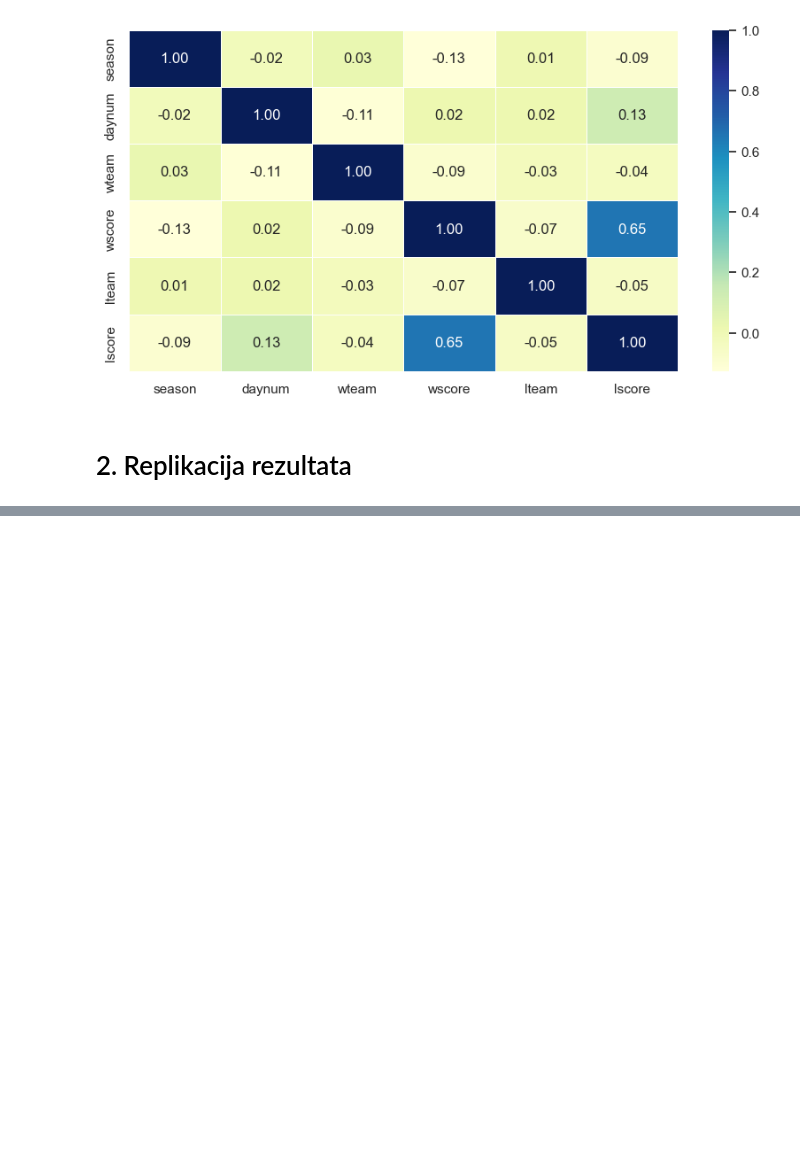
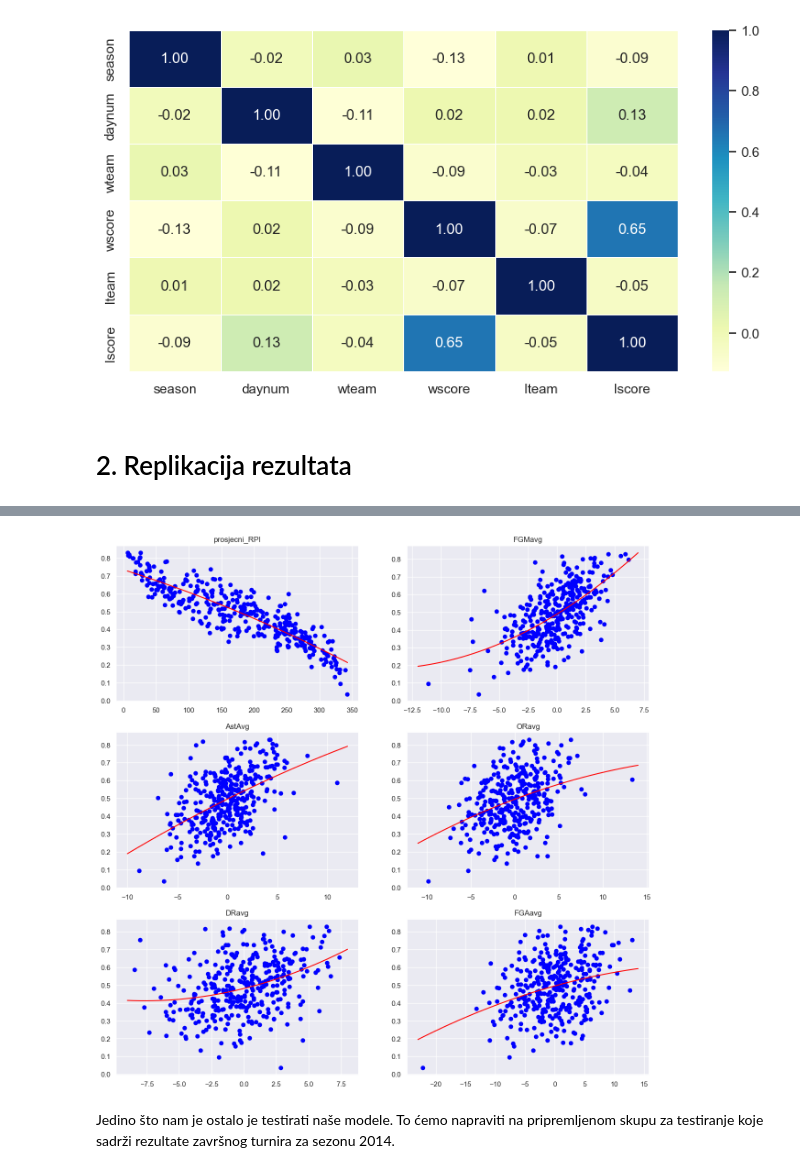
Before and after one commit to franhunski/UUZOP-projekt, a Jupyter notebook: projekt_March_Madness.ipynb, the cells around one changed output, grey strips where cells are left out. Saved outputs shown, nothing was run; the diff lists cells and outputs as text; code cells hidden in the pictures; blank space fills up the shorter version.

```diff
--- a/projekt_March_Madness.ipynb
+++ b/projekt_March_Madness.ipynb
@@ -1093,0 +1504,13 @@ plt.show()
+# %%
+najvaznije_znacajke = ['prosjecni_RPI', 'FGMavg', 'AstAvg', 'ORavg', 'DRavg', 'FGAavg']
+y_train = np.array(svi_podaci["postotak_pobjede"].tolist())
+X_train = []
+for i in range(len(najvaznije_znacajke)):
+    X_train.append(np.array(svi_podaci[najvaznije_znacajke[i]].tolist()))
+
+lista_modela = []
+for i in range(len(X_train)):
+    model = np.poly1d(np.polyfit(X_train[i], y_train, 2))
+    lista_modela.append(model)
+    string = f"{i + 1}. {najvaznije_znacajke[i]}: y = {model.c[0]}x² + {model.c[1]}x + {model.c[2]}"
+    print(string)
@@ -1093,0 +1524,17 @@ plt.show()
+# %%
+fig, axs = plt.subplots(3, 2, figsize=(15,15))
+for i in range(len(lista_modela)):
+    row = i // 2
+    col = i % 2
+    x_values = np.linspace(round(min(X_train[i])) - 1, round(max(X_train[i])) + 1, 1000)
+    y_values = lista_modela[i](x_values)
+    plt.sca(axs[row, col])
+    plt.title(najvaznije_znacajke[i])
+    plt.scatter(X_train[i], y_train, color='blue')
+    plt.plot(x_values, y_values, color='red')
+    plt.grid(True)
+plt.show()
+# %% [output]
+[figure, added]
+# %% [markdown]
+Jedino što nam je ostalo je testirati naše modele. To ćemo napraviti na pripremljenom skupu za testiranje koje sadrži rezultate završnog turnira za sezonu 2014.
```
Also changed, not shown: parts of 39 cells of this notebook.
